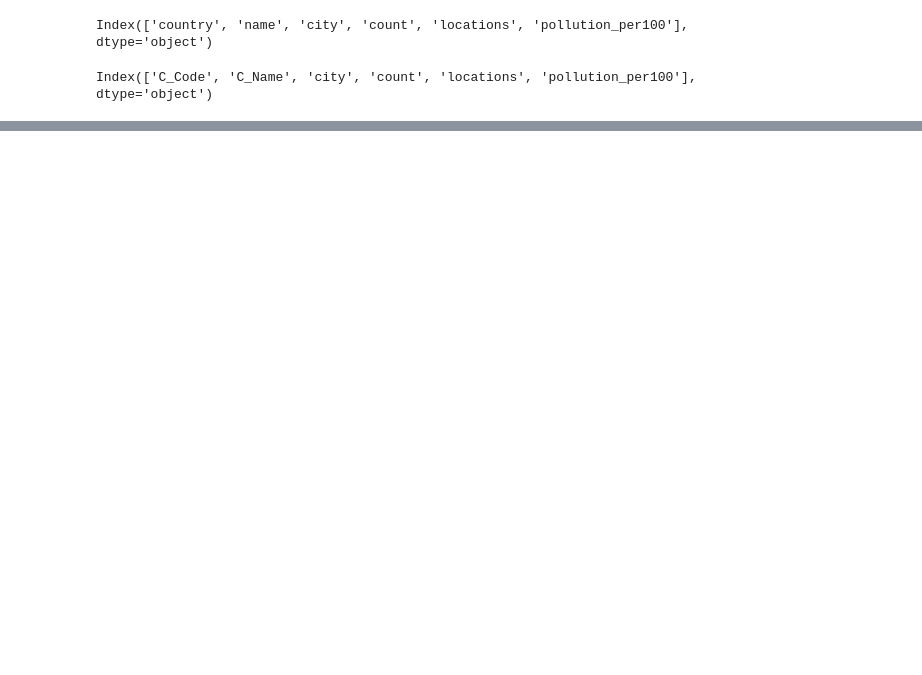
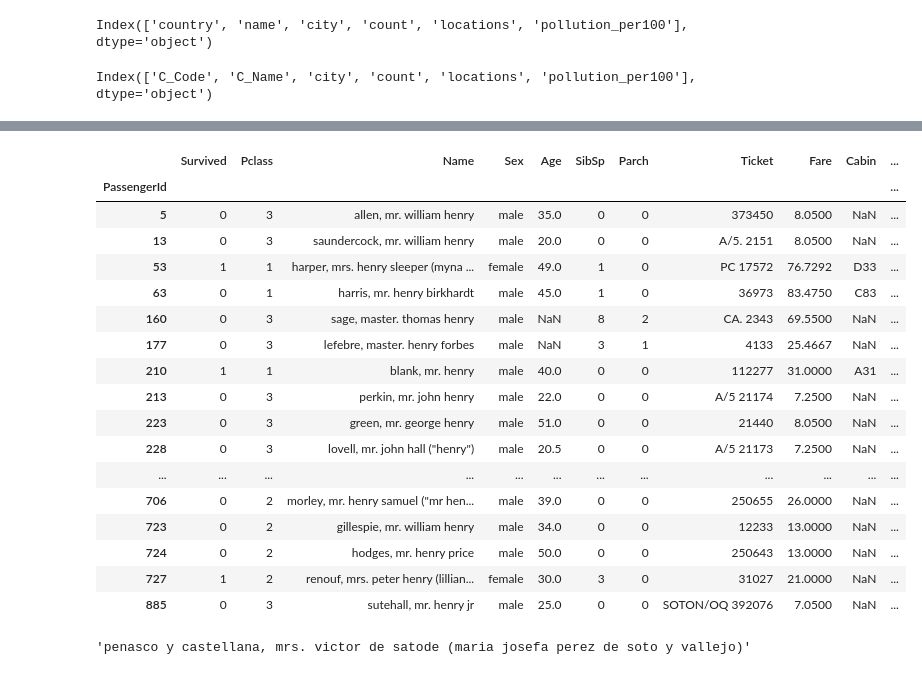
Before and after one commit to rambasnet/Python-Machine-Learning, a Jupyter notebook: Pandas-Intro.ipynb, the cells around one changed output, grey strips where cells are left out. Cells and saved outputs as stored; diff of their text form; code cells hidden in the pictures; blank space fills up the shorter version.

```diff
--- a/Pandas-Intro.ipynb
+++ b/Pandas-Intro.ipynb
@@ -979,0 +1178,2 @@ print(air_quality.tail(10))
+# %%
+titanic = pd.read_csv('data/titanic.csv', index_col="PassengerId")
@@ -979,0 +1190,3 @@ print(air_quality.tail(10))
+# %%
+# convert Names to lowercase
+titanic["Name"] = titanic["Name"].str.lower()
@@ -979,0 +1220,2 @@ print(air_quality.tail(10))
+# %%
+titanic["Surname"] = titanic["Name"].str.split(",").str.get(0)
@@ -979,0 +1232,28 @@ print(air_quality.tail(10))
+# %%
+# extract the passengers info with the Name that contains "henry" on board of the Titanic
+titanic[titanic["Name"].str.contains("henry")]
+# %% [output]
+|  | Survived | Pclass | Name | Sex | Age | SibSp | Parch | Ticket | Fare | Cabin | ... |
+| PassengerId |  |  |  |  |  |  |  |  |  |  | ... |
+| 5 | 0 | 3 | allen, mr. william henry | male | 35.0 | 0 | 0 | 373450 | 8.0500 | NaN | ... |
+| 13 | 0 | 3 | saundercock, mr. william henry | male | 20.0 | 0 | 0 | A/5. 2151 | 8.0500 | NaN | ... |
+| 53 | 1 | 1 | harper, mrs. henry sleeper (myna ... | female | 49.0 | 1 | 0 | PC 17572 | 76.7292 | D33 | ... |
+| 63 | 0 | 1 | harris, mr. henry birkhardt | male | 45.0 | 1 | 0 | 36973 | 83.4750 | C83 | ... |
+| 160 | 0 | 3 | sage, master. thomas henry | male | NaN | 8 | 2 | CA. 2343 | 69.5500 | NaN | ... |
+| 177 | 0 | 3 | lefebre, master. henry forbes | male | NaN | 3 | 1 | 4133 | 25.4667 | NaN | ... |
+| 210 | 1 | 1 | blank, mr. henry | male | 40.0 | 0 | 0 | 112277 | 31.0000 | A31 | ... |
+| 213 | 0 | 3 | perkin, mr. john henry | male | 22.0 | 0 | 0 | A/5 21174 | 7.2500 | NaN | ... |
+| 223 | 0 | 3 | green, mr. george henry | male | 51.0 | 0 | 0 | 21440 | 8.0500 | NaN | ... |
+| 228 | 0 | 3 | lovell, mr. john hall ("henry") | male | 20.5 | 0 | 0 | A/5 21173 | 7.2500 | NaN | ... |
+| ... | ... | ... | ... | ... | ... | ... | ... | ... | ... | ... | ... |
+| 706 | 0 | 2 | morley, mr. henry samuel ("mr hen... | male | 39.0 | 0 | 0 | 250655 | 26.0000 | NaN | ... |
+| 723 | 0 | 2 | gillespie, mr. william henry | male | 34.0 | 0 | 0 | 12233 | 13.0000 | NaN | ... |
+| 724 | 0 | 2 | hodges, mr. henry price | male | 50.0 | 0 | 0 | 250643 | 13.0000 | NaN | ... |
+| 727 | 1 | 2 | renouf, mrs. peter henry (lillian... | female | 30.0 | 3 | 0 | 31027 | 21.0000 | NaN | ... |
+| 885 | 0 | 3 | sutehall, mr. henry jr | male | 25.0 | 0 | 0 | SOTON/OQ 392076 | 7.0500 | NaN | ... |
+# %%
+# select the longest Name of the passengers
+titanic.loc[titanic["Name"].str.len().idxmax(), "Name"]
+# idxmax() get's the index label for which the length is the largest
+# %% [output]
+'penasco y castellana, mrs. victor de satode (maria josefa perez de soto y vallejo)'
```
Also changed, not shown: parts of 119 cells of this notebook, 3 other files.
